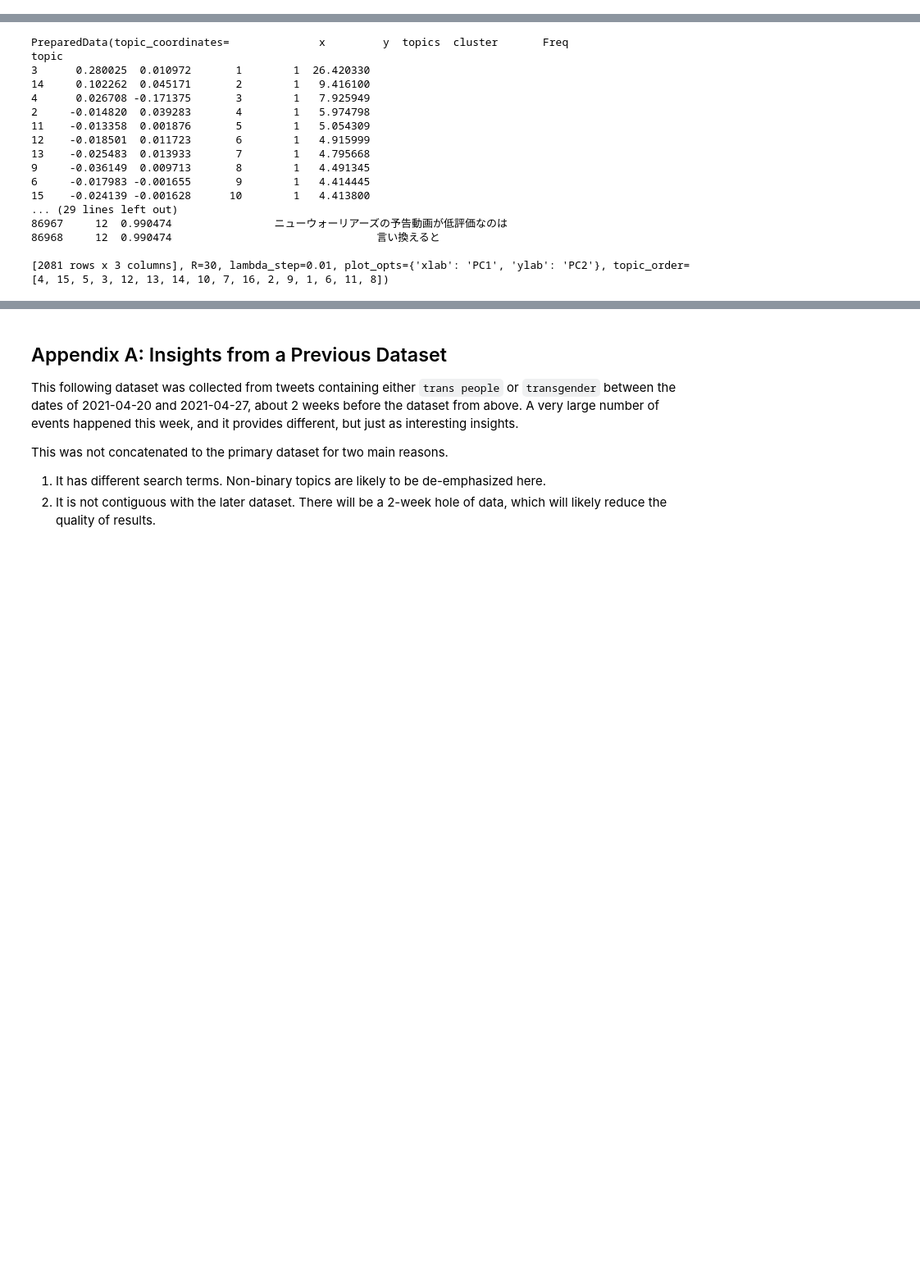
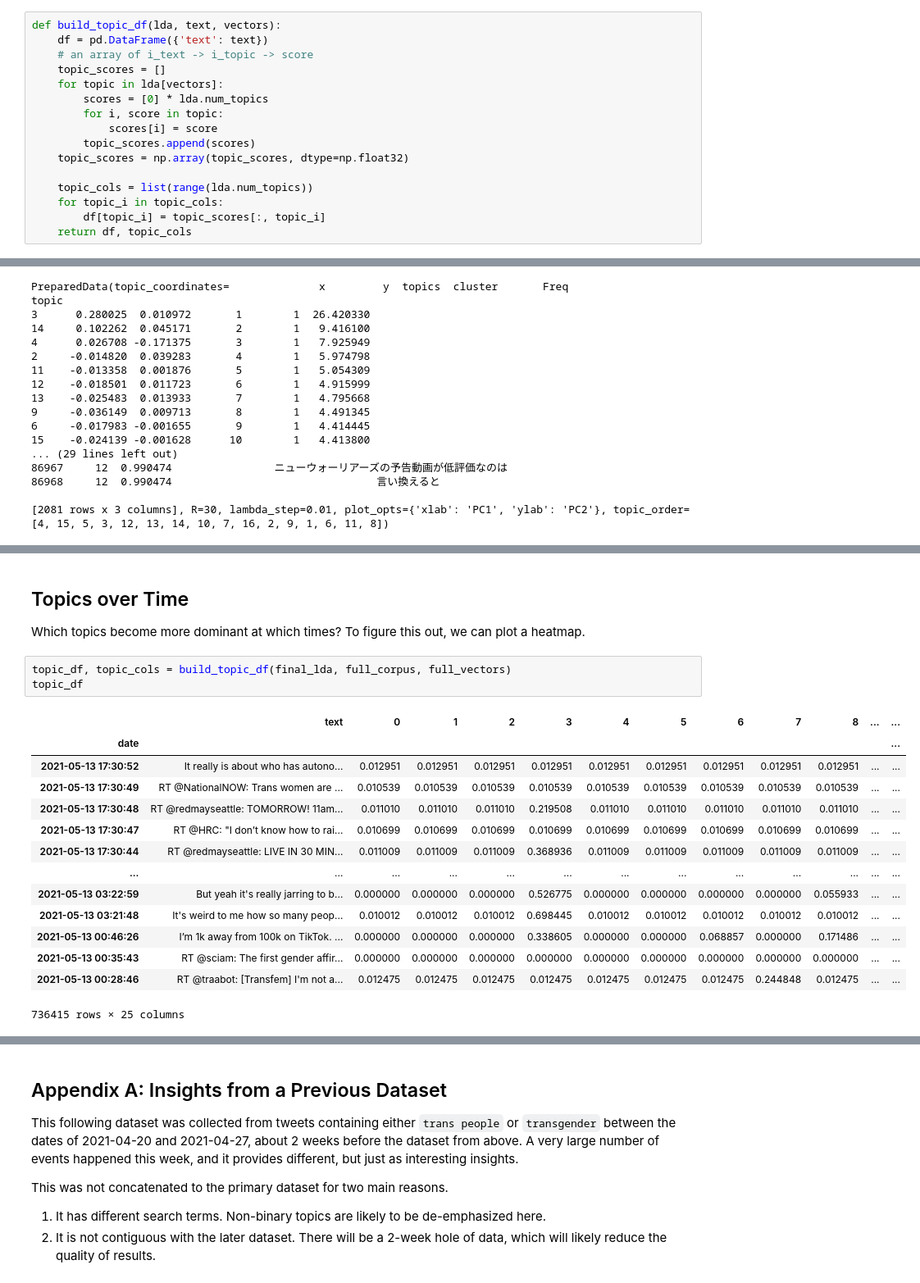
Before and after one commit to astralbijection/trans-data-analysis, a Jupyter notebook: notebooks/final_report.ipynb, the cells around one changed output, grey strips where cells are left out. Shown at 82% size. Drawn from its saved outputs; the diff is of its cells as text; blank space fills up the shorter version.

```diff
--- a/notebooks/final_report.ipynb
+++ b/notebooks/final_report.ipynb
@@ -557,0 +456,16 @@ The HRC worded it as "health care," while I worded it as "healthcare." Since "he
+# %%
+def build_topic_df(lda, text, vectors):
+    df = pd.DataFrame({'text': text})
+    # an array of i_text -> i_topic -> score
+    topic_scores = []
+    for topic in lda[vectors]:
+        scores = [0] * lda.num_topics
+        for i, score in topic:
+            scores[i] = score
+        topic_scores.append(scores)
+    topic_scores = np.array(topic_scores, dtype=np.float32)
+
+    topic_cols = list(range(lda.num_topics))
+    for topic_i in topic_cols:
+        df[topic_i] = topic_scores[:, topic_i]
+    return df, topic_cols
@@ -808,0 +797,22 @@ IndexError: too many indices for array: array is 1-dimensional, but 2 were index
+# %% [markdown]
+## Topics over Time<a name="topics-over-time"></a>
+
+Which topics become more dominant at which times? To figure this out, we can plot a heatmap.
+# %%
+topic_df, topic_cols = build_topic_df(final_lda, full_corpus, full_vectors)
+topic_df
+# %% [output]
+|  | text | 0 | 1 | 2 | 3 | 4 | 5 | 6 | 7 | 8 | ... | ... |
+| date |  |  |  |  |  |  |  |  |  |  |  | ... |
+| 2021-05-13 17:30:52 | It really is about who has autono... | 0.012951 | 0.012951 | 0.012951 | 0.012951 | 0.012951 | 0.012951 | 0.012951 | 0.012951 | 0.012951 | ... | ... |
+| 2021-05-13 17:30:49 | RT @NationalNOW: Trans women are ... | 0.010539 | 0.010539 | 0.010539 | 0.010539 | 0.010539 | 0.010539 | 0.010539 | 0.010539 | 0.010539 | ... | ... |
+| 2021-05-13 17:30:48 | RT @redmayseattle: TOMORROW! 11am... | 0.011010 | 0.011010 | 0.011010 | 0.219508 | 0.011010 | 0.011010 | 0.011010 | 0.011010 | 0.011010 | ... | ... |
+| 2021-05-13 17:30:47 | RT @HRC: "I don’t know how to rai... | 0.010699 | 0.010699 | 0.010699 | 0.010699 | 0.010699 | 0.010699 | 0.010699 | 0.010699 | 0.010699 | ... | ... |
+| 2021-05-13 17:30:44 | RT @redmayseattle: LIVE IN 30 MIN... | 0.011009 | 0.011009 | 0.011009 | 0.368936 | 0.011009 | 0.011009 | 0.011009 | 0.011009 | 0.011009 | ... | ... |
+| ... | ... | ... | ... | ... | ... | ... | ... | ... | ... | ... | ... | ... |
+| 2021-05-13 03:22:59 | But yeah it's really jarring to b... | 0.000000 | 0.000000 | 0.000000 | 0.526775 | 0.000000 | 0.000000 | 0.000000 | 0.000000 | 0.055933 | ... | ... |
+| 2021-05-13 03:21:48 | It's weird to me how so many peop... | 0.010012 | 0.010012 | 0.010012 | 0.698445 | 0.010012 | 0.010012 | 0.010012 | 0.010012 | 0.010012 | ... | ... |
+| 2021-05-13 00:46:26 | I’m 1k away from 100k on TikTok. ... | 0.000000 | 0.000000 | 0.000000 | 0.338605 | 0.000000 | 0.000000 | 0.068857 | 0.000000 | 0.171486 | ... | ... |
+| 2021-05-13 00:35:43 | RT @sciam: The first gender affir... | 0.000000 | 0.000000 | 0.000000 | 0.000000 | 0.000000 | 0.000000 | 0.000000 | 0.000000 | 0.000000 | ... | ... |
+| 2021-05-13 00:28:46 | RT @traabot: [Transfem] I'm not a... | 0.012475 | 0.012475 | 0.012475 | 0.012475 | 0.012475 | 0.012475 | 0.012475 | 0.244848 | 0.012475 | ... | ... |
+736415 rows × 25 columns
```
Also changed, not shown: parts of 54 cells of this notebook.
